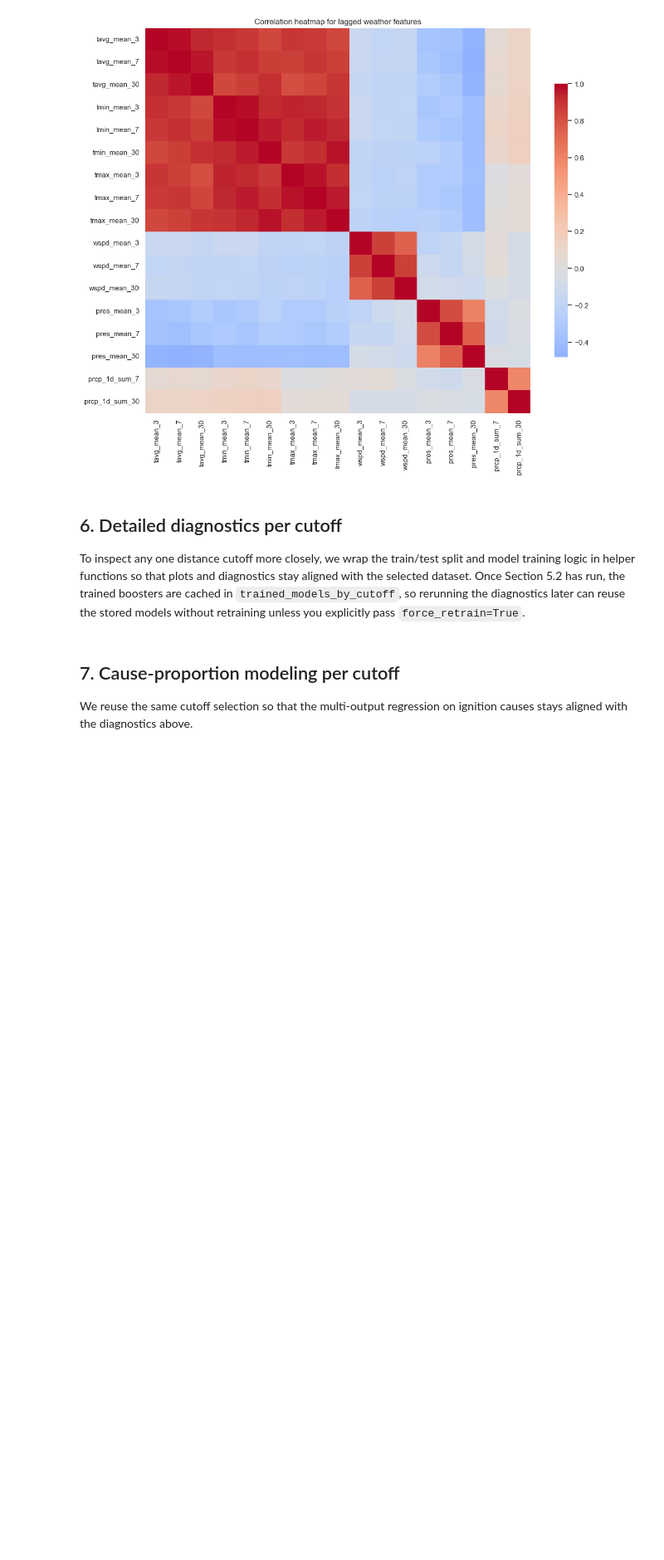
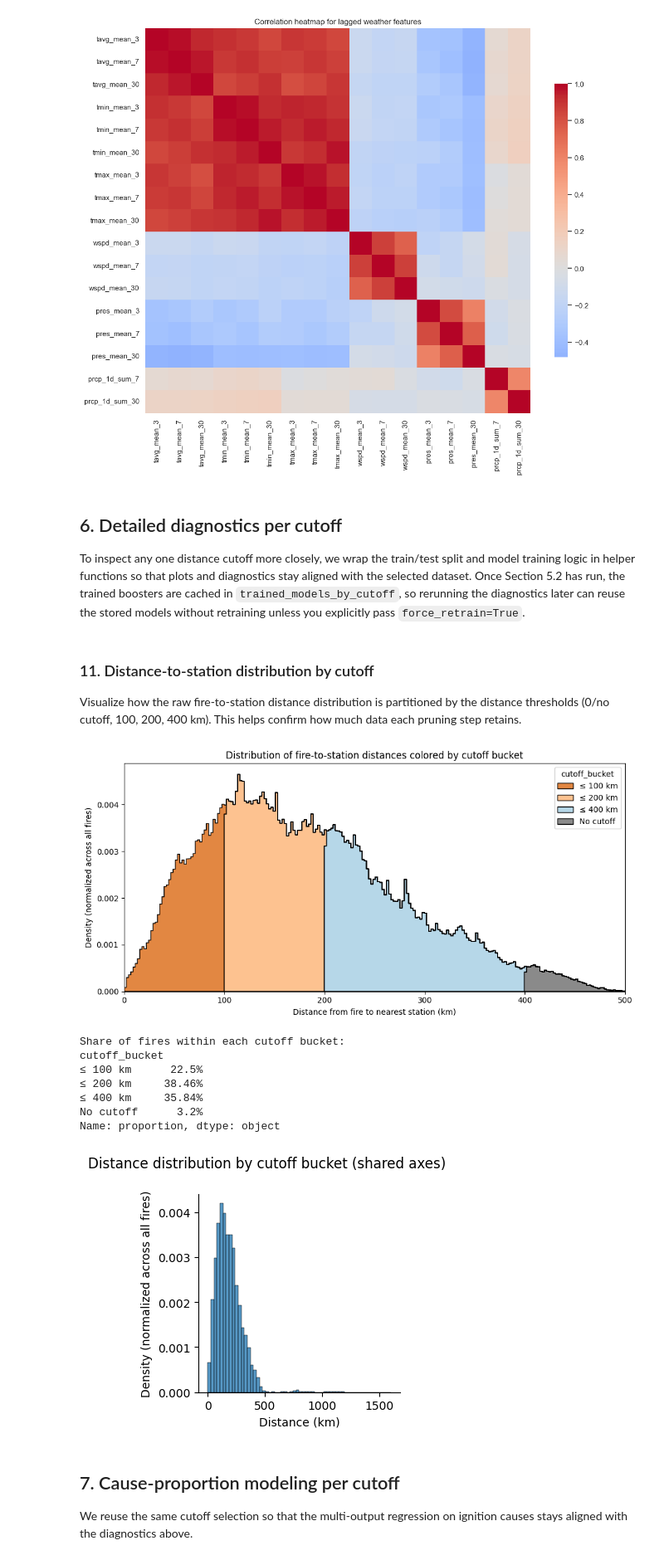
Before and after one commit to whelixw/week_11_wildfire_prediction, a Jupyter notebook: scripts/wildfires.ipynb, the cells around one changed output. Shown at 83% size. Cells and saved outputs as stored; diff of their text form; code cells hidden in the pictures; blank space fills up the shorter version.

Commit message:
added more plots again

```diff
--- a/scripts/wildfires.ipynb
+++ b/scripts/wildfires.ipynb
@@ -1194,6 +1210,83 @@ def plot_log_area_distribution(detailed_results, cutoff_km):
     print(y_train_log_area.describe())
     print('\nTest log-area:')
     print(y_test_log_area.describe())
+# %% [markdown]
+### 11. Distance-to-station distribution by cutoff
+Visualize how the raw fire-to-station distance distribution is partitioned by the distance thresholds (0/no cutoff, 100, 200, 400 km). This helps confirm how much data each pruning step retains.
+# %%
+# ---- 11.1 Distance distribution colored by cutoff ----
+import numpy as np
+import pandas as pd
+import matplotlib.pyplot as plt
+import seaborn as sns
+
+if 'fires' not in globals():
+    raise ValueError('The raw `fires` DataFrame is not available; rerun the earlier ingestion cells.')
+if 'dist_to_station_km' not in fires.columns:
+    raise ValueError('dist_to_station_km missing; run the station mapping cell first.')
+
+cutoff_bins = [0, 100, 200, 400, np.inf]
+cutoff_labels = ['≤ 100 km', '≤ 200 km', '≤ 400 km', 'No cutoff']
+fires_dist = fires[['dist_to_station_km']].copy()
+fires_dist['cutoff_bucket'] = pd.cut(
+    fires_dist['dist_to_station_km'],
+    bins=cutoff_bins,
+    labels=cutoff_labels,
+    right=True,
+    include_lowest=True,
+)
+
+# Global overlay (all buckets on the same axis)
+plt.figure(figsize=(10, 5))
+sns.histplot(
+    data=fires_dist,
+    x='dist_to_station_km',
+    hue='cutoff_bucket',
+    element='step',
+    stat='density',
+    common_norm=True,
+    multiple='stack',
+    palette=['#d95f02', '#fdae6b', '#9ecae1', '#636363']
+)
+plt.xlabel('Distance from fire to nearest station (km)')
+plt.ylabel('Density (normalized across all fires)')
+plt.title('Distribution of fire-to-station distances colored by cutoff bucket')
+plt.xlim(0, min(500, fires_dist['dist_to_station_km'].max()))
+plt.tight_layout()
+plt.show()
+
+# Faceted view to highlight identical scales per bucket
+g = sns.displot(
+    data=fires_dist,
+    x='dist_to_station_km',
+    col_order=cutoff_labels,
+    hue_order=cutoff_labels,
+    stat='density',
+    common_norm=True,
+    multiple='layer',
+    bins=60,
+    height=3.5,
+    aspect=1,
+    palette=['#d95f02', '#fdae6b', '#9ecae1', '#636363'],
+    facet_kws={'sharex': True, 'sharey': True}
+)
+g.set_axis_labels('Distance (km)', 'Density (normalized across all fires)')
+g.fig.subplots_adjust(top=0.85)
+g.fig.suptitle('Distance distribution by cutoff bucket (shared axes)')
+
+share_df = fires_dist['cutoff_bucket'].value_counts(normalize=True).reindex(cutoff_labels)
+print('Share of fires within each cutoff bucket:')
+print((share_df * 100).round(2).astype(str) + '%')
+# %% [output]
+[figure, added]
+Share of fires within each cutoff bucket:
+cutoff_bucket
+≤ 100 km      22.5%
+≤ 200 km     38.46%
+≤ 400 km     35.84%
+No cutoff      3.2%
+Name: proportion, dtype: object
+[figure, added]
 # %% [markdown]
 ## 7. Cause-proportion modeling per cutoff
 
```
Also changed, not shown: parts of 4 cells of this notebook.
